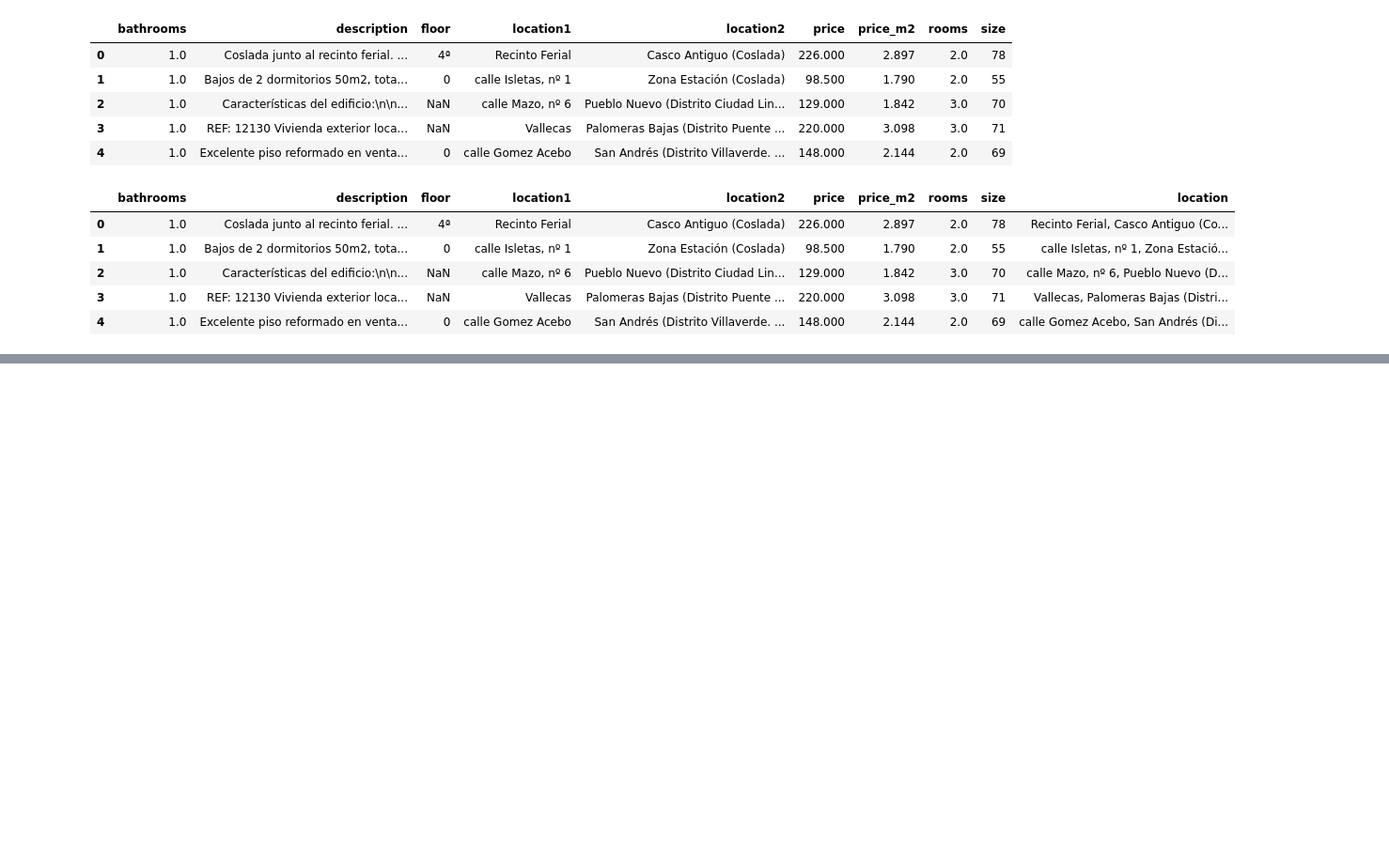
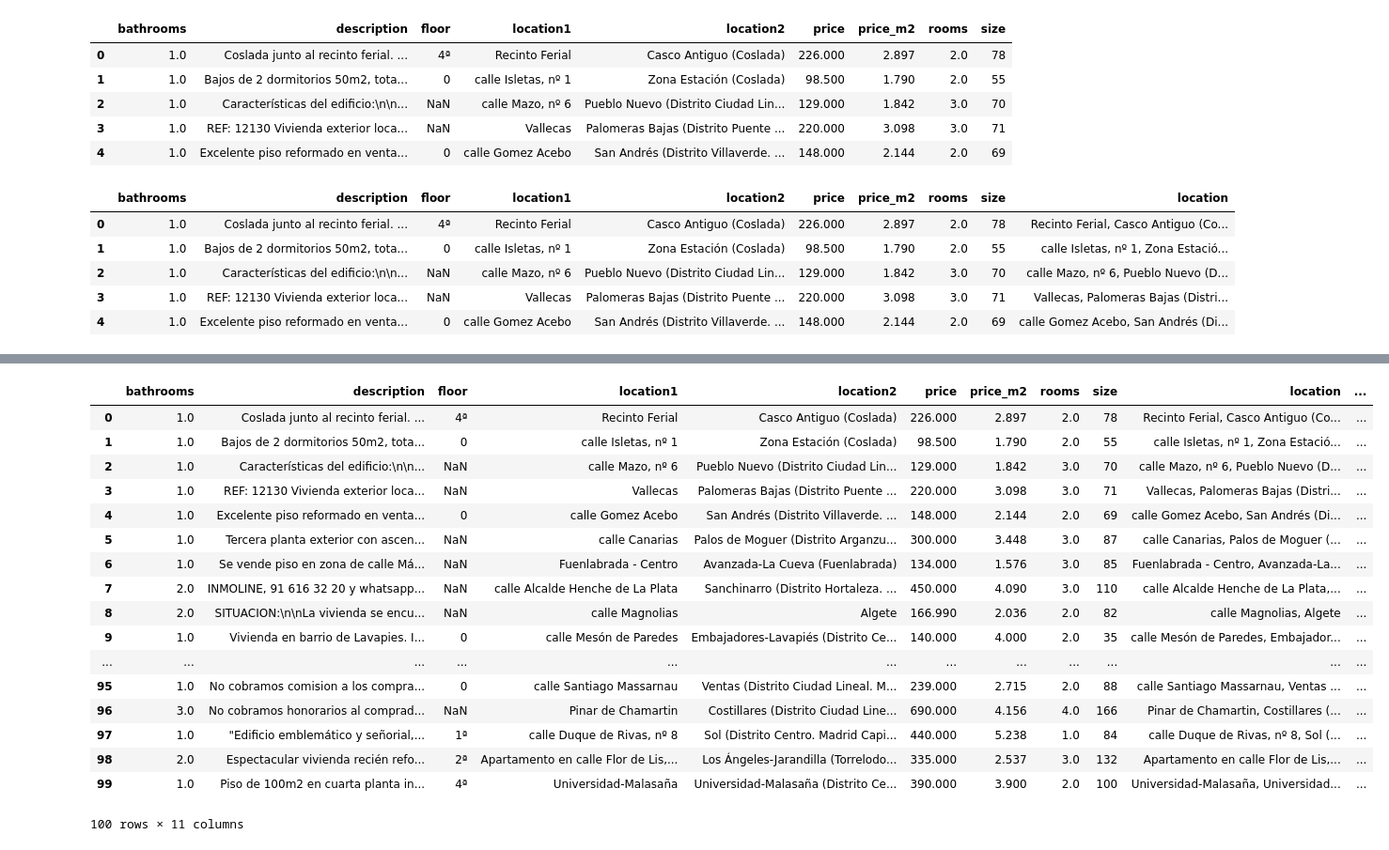
Before and after one commit to carlosdsaez/data_final_project, a Jupyter notebook: python/pisos.com.ipynb, the cells around one changed output, grey strips where cells are left out. Shown: that part at 94% size. Drawn from its saved outputs; the diff is of its cells as text; code cells hidden in the pictures; blank space fills up the shorter version.

```diff
--- a/python/pisos.com.ipynb
+++ b/python/pisos.com.ipynb
@@ -9,6 +9,8 @@ from itertools import cycle
 from requests.exceptions import ProxyError
 from lxml.html import fromstring
 import ast
+with open('../.env', 'r') as f:
+    key = f.read()
 # %%
 #proxies
 proxie_file = 'proxies.txt'
@@ -439,0 +442,8 @@ data_re.to_csv('house_data_total.csv',  index = None, header=True)
+# %%
+def get_value_from_dict(dict, x):
+    try:
+        return dict[x]
+    except:
+        return None
+
+data_re['position'] = data_re.loc[:100, 'location'].apply(lambda x: get_value_from_dict(dict_pos, x))
@@ -439,0 +470,21 @@ data_re.to_csv('house_data_total.csv',  index = None, header=True)
+# %%
+data_re.head(100)
+# %% [output]
+|  | bathrooms | description | floor | location1 | location2 | price | price_m2 | rooms | size | location | ... |
+| 0 | 1.0 | Coslada junto al recinto ferial. ... | 4ª | Recinto Ferial | Casco Antiguo (Coslada) | 226.000 | 2.897 | 2.0 | 78 | Recinto Ferial, Casco Antiguo (Co... | ... |
+| 1 | 1.0 | Bajos de 2 dormitorios 50m2, tota... | 0 | calle Isletas, nº 1 | Zona Estación (Coslada) | 98.500 | 1.790 | 2.0 | 55 | calle Isletas, nº 1, Zona Estació... | ... |
+| 2 | 1.0 | Características del edificio:\n\n... | NaN | calle Mazo, nº 6 | Pueblo Nuevo (Distrito Ciudad Lin... | 129.000 | 1.842 | 3.0 | 70 | calle Mazo, nº 6, Pueblo Nuevo (D... | ... |
+| 3 | 1.0 | REF: 12130 Vivienda exterior loca... | NaN | Vallecas | Palomeras Bajas (Distrito Puente ... | 220.000 | 3.098 | 3.0 | 71 | Vallecas, Palomeras Bajas (Distri... | ... |
+| 4 | 1.0 | Excelente piso reformado en venta... | 0 | calle Gomez Acebo | San Andrés (Distrito Villaverde. ... | 148.000 | 2.144 | 2.0 | 69 | calle Gomez Acebo, San Andrés (Di... | ... |
+| 5 | 1.0 | Tercera planta exterior con ascen... | NaN | calle Canarias | Palos de Moguer (Distrito Arganzu... | 300.000 | 3.448 | 3.0 | 87 | calle Canarias, Palos de Moguer (... | ... |
+| 6 | 1.0 | Se vende piso en zona de calle Má... | NaN | Fuenlabrada - Centro | Avanzada-La Cueva (Fuenlabrada) | 134.000 | 1.576 | 3.0 | 85 | Fuenlabrada - Centro, Avanzada-La... | ... |
+| 7 | 2.0 | INMOLINE, 91 616 32 20 y whatsapp... | NaN | calle Alcalde Henche de La Plata | Sanchinarro (Distrito Hortaleza. ... | 450.000 | 4.090 | 3.0 | 110 | calle Alcalde Henche de La Plata,... | ... |
+| 8 | 2.0 | SITUACION:\n\nLa vivienda se encu... | NaN | calle Magnolias | Algete | 166.990 | 2.036 | 2.0 | 82 | calle Magnolias, Algete | ... |
+| 9 | 1.0 | Vivienda en barrio de Lavapies. I... | 0 | calle Mesón de Paredes | Embajadores-Lavapiés (Distrito Ce... | 140.000 | 4.000 | 2.0 | 35 | calle Mesón de Paredes, Embajador... | ... |
+| ... | ... | ... | ... | ... | ... | ... | ... | ... | ... | ... | ... |
+| 95 | 1.0 | No cobramos comision a los compra... | 0 | calle Santiago Massarnau | Ventas (Distrito Ciudad Lineal. M... | 239.000 | 2.715 | 2.0 | 88 | calle Santiago Massarnau, Ventas ... | ... |
+| 96 | 3.0 | No cobramos honorarios al comprad... | NaN | Pinar de Chamartin | Costillares (Distrito Ciudad Line... | 690.000 | 4.156 | 4.0 | 166 | Pinar de Chamartin, Costillares (... | ... |
+| 97 | 1.0 | "Edificio emblemático y señorial,... | 1ª | calle Duque de Rivas, nº 8 | Sol (Distrito Centro. Madrid Capi... | 440.000 | 5.238 | 1.0 | 84 | calle Duque de Rivas, nº 8, Sol (... | ... |
+| 98 | 2.0 | Espectacular vivienda recién refo... | 2ª | Apartamento en calle Flor de Lis,... | Los Ángeles-Jarandilla (Torrelodo... | 335.000 | 2.537 | 3.0 | 132 | Apartamento en calle Flor de Lis,... | ... |
+| 99 | 1.0 | Piso de 100m2 en cuarta planta in... | 4ª | Universidad-Malasaña | Universidad-Malasaña (Distrito Ce... | 390.000 | 3.900 | 2.0 | 100 | Universidad-Malasaña, Universidad... | ... |
+100 rows × 11 columns
```
Also changed, not shown: parts of 10 cells of this notebook, 2 other files.
